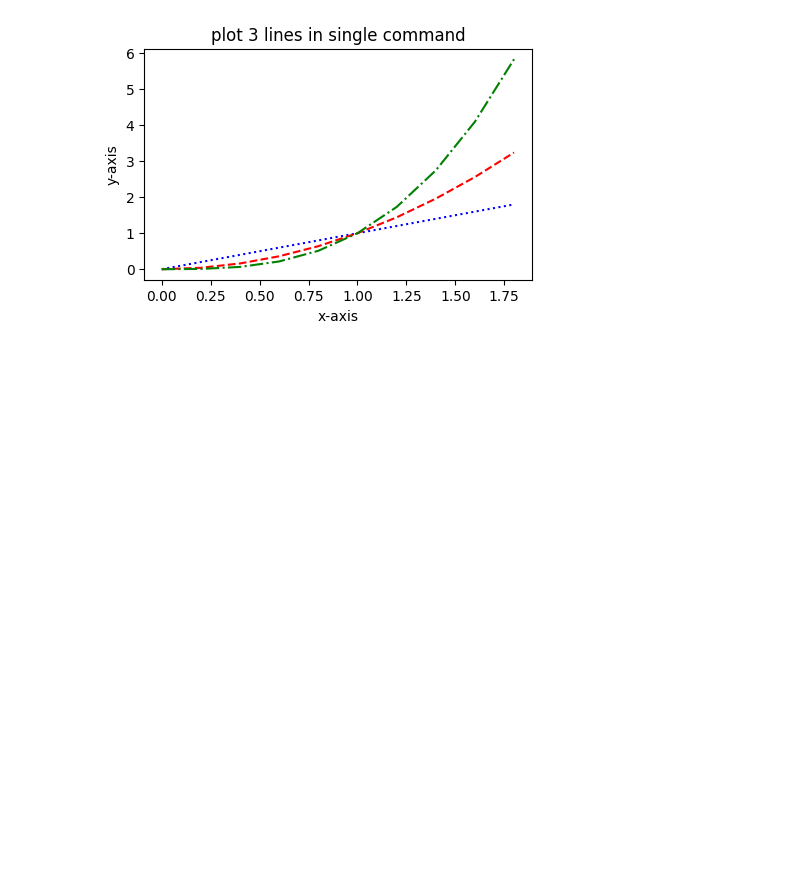
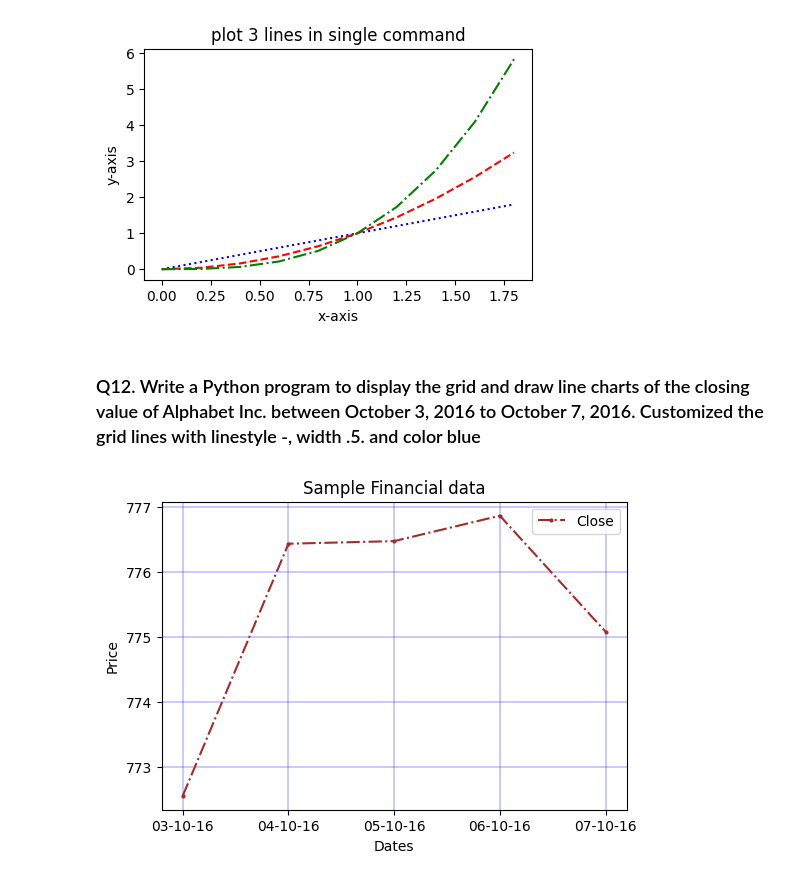
Before and after one commit to Ankitha8105/Python_Libraries, a Jupyter notebook: Matplotlib/linegraph.ipynb, the cells around one changed output. Drawn from its saved outputs; the diff is of its cells as text; code cells hidden in the pictures; blank space fills up the shorter version.

Commit message:
[Ankitha] Modified : python program to display the grid and draw line charts of the closing value

```diff
--- a/Matplotlib/linegraph.ipynb
+++ b/Matplotlib/linegraph.ipynb
@@ -457,3 +457,39 @@ if __name__=="__main__":
     main()
 # %% [output]
 [figure]
+# %% [markdown]
+### Q12. Write a Python program to display the grid and draw line charts of the closing value of Alphabet Inc. between October 3, 2016 to October 7, 2016. Customized the grid lines with linestyle -, width .5. and color blue
+# %%
+log = logger.logger_init('Q4')
+
+
+def customized_grids():
+    """
+    Description :
+        This function is used to display the grid and draw line charts of the closing value of
+        Alphabet Inc. between October 3, 2016 to October 7, 2016
+    Return :
+        It returns line of given values
+    """
+    plt.figure(figsize=(6,4))
+    data = pd.read_csv('fdata.csv')
+
+    plt.plot(data.Date,data.Close,label = "Close",ls = "-.",marker = "o",ms = 2,color='brown')
+
+    plt.title("Sample Financial data")
+    plt.xlabel("Dates")
+    plt.ylabel("Price")
+
+    plt.grid(linestyle="-",linewidth="0.3",color="blue")
+    plt.legend()
+    plt.show()
+
+
+def main():
+    customized_grids()
+
+
+if __name__ == "__main__":
+    main()
+# %% [output]
+[figure, added]
```
